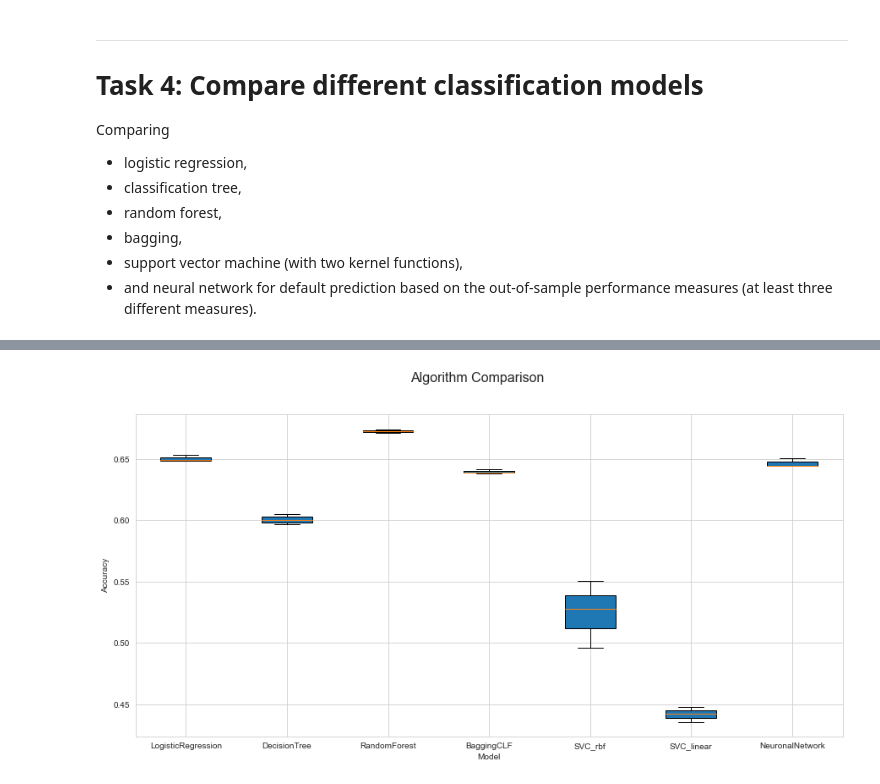
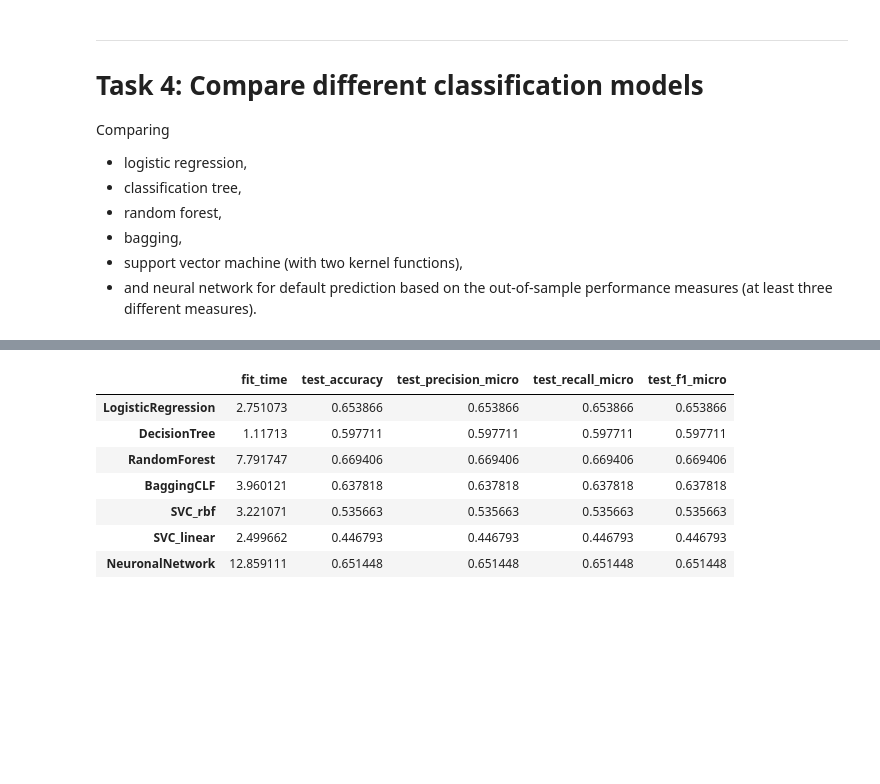
Before and after one commit to negralessio/advanced-ml-final-project, a Jupyter notebook: notebooks/predictions.ipynb, the cells around one changed output, grey strips where cells are left out. Saved outputs shown, nothing was run; the diff lists cells and outputs as text; code cells hidden in the pictures; blank space fills up the shorter version.

Commit message:
Improved Cross Validation and added result table. Todo: Visualize result table.

```diff
--- a/notebooks/predictions.ipynb
+++ b/notebooks/predictions.ipynb
@@ -329,11 +319,10 @@ models.append(("NeuronalNetwork", MLPClassifier(alpha=1, max_iter=1000)))
 
 results = []
 names = []
+# Define scoring metrices for CV
+scoring = ["accuracy", "precision_micro", "recall_micro", "f1_micro"]
 for name, model in tqdm(models):
-    result = cross_val_score(model, X_train_scaled, y_train,  cv=3, n_jobs=-1)
+    result = cross_validate(model, X_train_scaled, y_train,  cv=3, n_jobs=-1, scoring=scoring)
     names.append(name)
     results.append(result)
-
-for i in range(len(names)):
-    print(names[i],results[i].mean())
 # %% [output]
@@ -349,12 +351,38 @@ Wall time: 50.2 s
+# %%
+# Get name of metrices (will be column in result_df)
+metrices = list(results[0].keys())
+# Create empty dataframe
+result_df = pd.DataFrame(index=names, columns=metrices)
+
+# File dataframe by iterating over all results and taking the mean value
+for i, name in enumerate(models):
+    mean_of_metrices = []
+    for key in results[i].keys():
+        mean_of_metrices.append(results[i].get(key).mean())
+    result_df.iloc[i] = mean_of_metrices
+
+# Drop scoring_time column as it is not of interest
+result_df.drop("score_time", axis=1, inplace=True)
+# Round to 5 decimal places
+results_df = result_df.round(5)
+# Preview
+results_df
+# %% [output]
+|  | fit_time | test_accuracy | test_precision_micro | test_recall_micro | test_f1_micro |
+| LogisticRegression | 2.751073 | 0.653866 | 0.653866 | 0.653866 | 0.653866 |
+| DecisionTree | 1.11713 | 0.597711 | 0.597711 | 0.597711 | 0.597711 |
+| RandomForest | 7.791747 | 0.669406 | 0.669406 | 0.669406 | 0.669406 |
+| BaggingCLF | 3.960121 | 0.637818 | 0.637818 | 0.637818 | 0.637818 |
+| SVC_rbf | 3.221071 | 0.535663 | 0.535663 | 0.535663 | 0.535663 |
+| SVC_linear | 2.499662 | 0.446793 | 0.446793 | 0.446793 | 0.446793 |
+| NeuronalNetwork | 12.859111 | 0.651448 | 0.651448 | 0.651448 | 0.651448 |
 # %%
 # Boxplot algorithm comparison
-fig = plt.figure(figsize=(15,7))
-fig.suptitle('Algorithm Comparison', size=16)
-ax = fig.add_subplot(111)
-plt.boxplot(results, patch_artist=True)
-plt.xlabel("Model")
-plt.ylabel("Accuracy")
-ax.set_xticklabels(names)
-plt.show()
+#fig = plt.figure(figsize=(15,7))
+#fig.suptitle('Algorithm Comparison', size=16)
+#ax = fig.add_subplot(111)
+#plt.boxplot(results, patch_artist=True)
+#plt.xlabel("Model")
+#plt.ylabel("Accuracy")
+#ax.set_xticklabels(names)
+#plt.show()
-# %% [output]
-[figure, removed]
```
Also changed, not shown: parts of 13 cells of this notebook.
